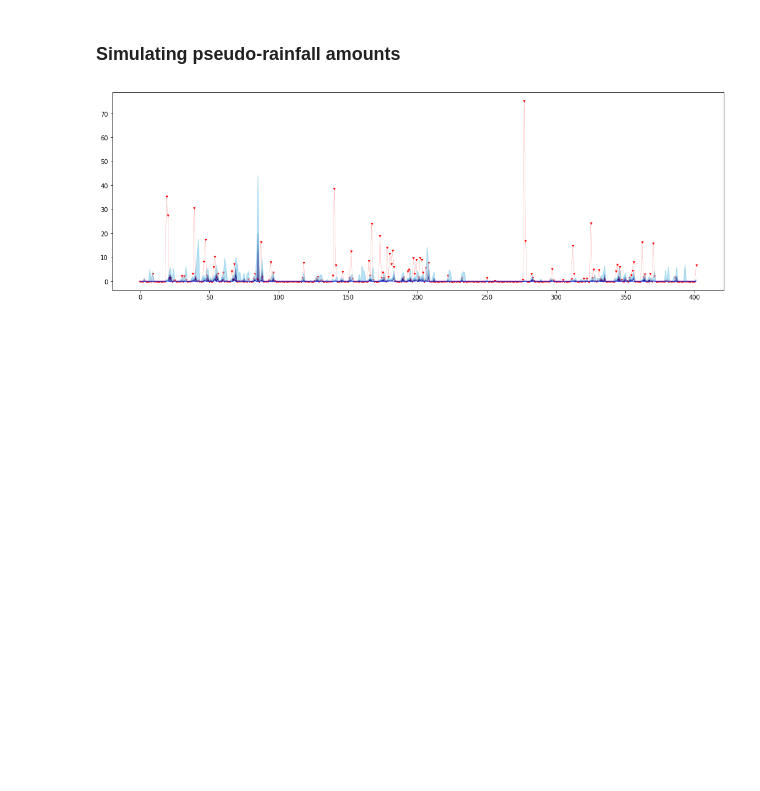
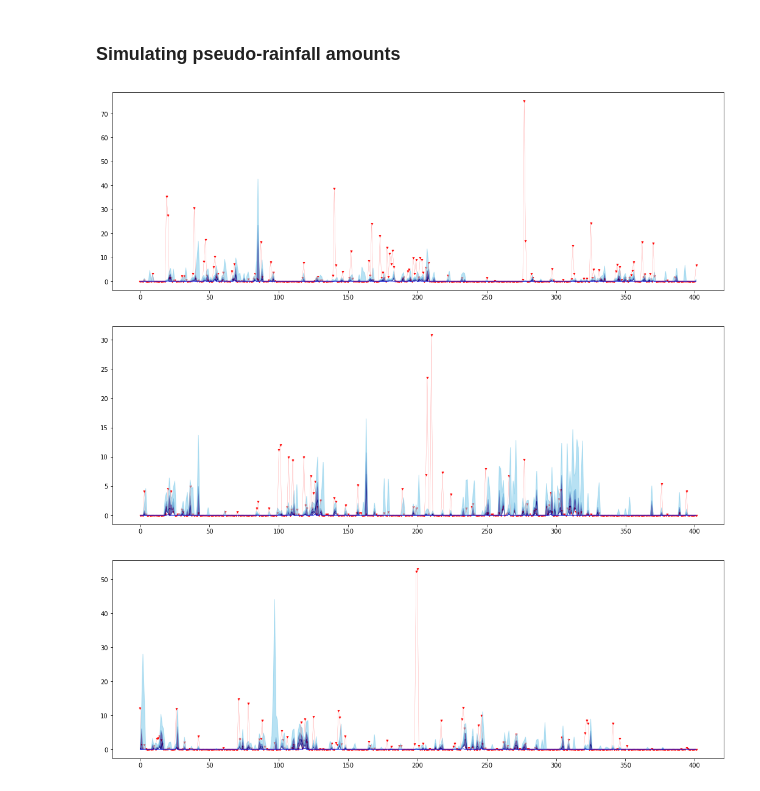
Before and after one commit to Huk-David/SpaDep_VCop, a Jupyter notebook: Copula_normal_fitting.ipynb, the cells around one changed output. Saved outputs shown, nothing was run; the diff lists cells and outputs as text; code cells hidden in the pictures; blank space fills up the shorter version.

```diff
--- a/Copula_normal_fitting.ipynb
+++ b/Copula_normal_fitting.ipynb
@@ -239,27 +235,65 @@ for day in range(402):
         sim_rain_1000[day][1].append(g_Finv(day_id=index_for_overlapdays[1][day], loc_id=16, u=sim_vec[1] ))
         sim_rain_1000[day][2].append(g_Finv(day_id=index_for_overlapdays[2][day], loc_id=19, u=sim_vec[2] ))
 # %%
-#for location id 0
-
+# all three locations in full
 q_05fitted=[ sorted(sim_rain_1000[i][0])[49] for i in range(402)]
 q_25fitted=[ sorted(sim_rain_1000[i][0])[249] for i in range(402)]
 q_50fitted=[ sorted(sim_rain_1000[i][0])[499] for i in range(402)]
 q_75fitted=[ sorted(sim_rain_1000[i][0])[749] for i in range(402)]
 q_95fitted=[ sorted(sim_rain_1000[i][0])[949] for i in range(402)]
 
 plt.figure(figsize=(18, 6))
 plt.scatter([i for i in range(402)],gamma_allcities[0][5][index_for_overlapdays[0]],color='r',marker='1',s=16)
 plt.plot(gamma_allcities[0][5][index_for_overlapdays[0]],color='r',alpha=0.5,linewidth=0.3)
 plt.plot(q_05fitted,color='skyblue',linewidth=0.6,alpha=0.3)
 plt.plot(q_25fitted,color='navy',linewidth=0.6,alpha=0.3)
 plt.plot(q_05fitted,color='blue',linewidth=1,alpha=1)
 plt.plot(q_05fitted,color='navy',linewidth=0.6,alpha=0.3)
 plt.plot(q_05fitted,color='skyblue',linewidth=0.6,alpha=0.3)
 plt.fill_between([i for i in range(402)], q_50fitted, q_75fitted, where=([q_50fitted[k] < q_75fitted[k] for k in range(402)]), color='navy', alpha=0.6,interpolate=True)
 plt.fill_between([i for i in range(402)], q_50fitted, q_25fitted, where=([q_50fitted[k] > q_25fitted[k] for k in range(402)]), color='navy', alpha=0.6,interpolate=True)
 plt.fill_between([i for i in range(402)], q_95fitted, q_75fitted, where=([q_95fitted[k] > q_75fitted[k] for k in range(402)]), color='skyblue', alpha=0.6,interpolate=True)
 plt.fill_between([i for i in range(402)], q_50fitted, q_75fitted, where=([q_05fitted[k] < q_25fitted[k] for k in range(402)]), color='skyblue', alpha=0.6,interpolate=True)
+plt.show()
 
+q_05fitted=[ sorted(sim_rain_1000[i][1])[49] for i in range(402)]
+q_25fitted=[ sorted(sim_rain_1000[i][1])[249] for i in range(402)]
+q_50fitted=[ sorted(sim_rain_1000[i][1])[499] for i in range(402)]
+q_75fitted=[ sorted(sim_rain_1000[i][1])[749] for i in range(402)]
+q_95fitted=[ sorted(sim_rain_1000[i][1])[949] for i in range(402)]
+plt.figure(figsize=(18, 6))
+plt.scatter([i for i in range(402)],gamma_allcities[16][5][index_for_overlapdays[1]],color='r',marker='1',s=16)
+plt.plot(gamma_allcities[16][5][index_for_overlapdays[1]],color='r',alpha=0.5,linewidth=0.3)
+plt.plot(q_05fitted,color='skyblue',linewidth=0.6,alpha=0.3)
+plt.plot(q_25fitted,color='navy',linewidth=0.6,alpha=0.3)
+plt.plot(q_05fitted,color='blue',linewidth=1,alpha=1)
+plt.plot(q_05fitted,color='navy',linewidth=0.6,alpha=0.3)
+plt.plot(q_05fitted,color='skyblue',linewidth=0.6,alpha=0.3)
+plt.fill_between([i for i in range(402)], q_50fitted, q_75fitted, where=([q_50fitted[k] < q_75fitted[k] for k in range(402)]), color='navy', alpha=0.6,interpolate=True)
+plt.fill_between([i for i in range(402)], q_50fitted, q_25fitted, where=([q_50fitted[k] > q_25fitted[k] for k in range(402)]), color='navy', alpha=0.6,interpolate=True)
+plt.fill_between([i for i in range(402)], q_95fitted, q_75fitted, where=([q_95fitted[k] > q_75fitted[k] for k in range(402)]), color='skyblue', alpha=0.6,interpolate=True)
+plt.fill_between([i for i in range(402)], q_50fitted, q_75fitted, where=([q_05fitted[k] < q_25fitted[k] for k in range(402)]), color='skyblue', alpha=0.6,interpolate=True)
 plt.show()
+
+q_05fitted=[ sorted(sim_rain_1000[i][2])[49] for i in range(402)]
+q_25fitted=[ sorted(sim_rain_1000[i][2])[249] for i in range(402)]
+q_50fitted=[ sorted(sim_rain_1000[i][2])[499] for i in range(402)]
+q_75fitted=[ sorted(sim_rain_1000[i][2])[749] for i in range(402)]
+q_95fitted=[ sorted(sim_rain_1000[i][2])[949] for i in range(402)]
+plt.figure(figsize=(18, 6))
+plt.scatter([i for i in range(402)],gamma_allcities[19][5][index_for_overlapdays[2]],color='r',marker='1',s=16)
+plt.plot(gamma_allcities[19][5][index_for_overlapdays[2]],color='r',alpha=0.5,linewidth=0.3)
+plt.plot(q_05fitted,color='skyblue',linewidth=0.6,alpha=0.3)
+plt.plot(q_25fitted,color='navy',linewidth=0.6,alpha=0.3)
+plt.plot(q_05fitted,color='blue',linewidth=1,alpha=1)
+plt.plot(q_05fitted,color='navy',linewidth=0.6,alpha=0.3)
+plt.plot(q_05fitted,color='skyblue',linewidth=0.6,alpha=0.3)
+plt.fill_between([i for i in range(402)], q_50fitted, q_75fitted, where=([q_50fitted[k] < q_75fitted[k] for k in range(402)]), color='navy', alpha=0.6,interpolate=True)
+plt.fill_between([i for i in range(402)], q_50fitted, q_25fitted, where=([q_50fitted[k] > q_25fitted[k] for k in range(402)]), color='navy', alpha=0.6,interpolate=True)
+plt.fill_between([i for i in range(402)], q_95fitted, q_75fitted, where=([q_95fitted[k] > q_75fitted[k] for k in range(402)]), color='skyblue', alpha=0.6,interpolate=True)
+plt.fill_between([i for i in range(402)], q_50fitted, q_75fitted, where=([q_05fitted[k] < q_25fitted[k] for k in range(402)]), color='skyblue', alpha=0.6,interpolate=True)
+plt.show()
 # %% [output]
 [figure]
+[figure, added]
+[figure, added]
```
Also changed, not shown: parts of 8 cells of this notebook.
